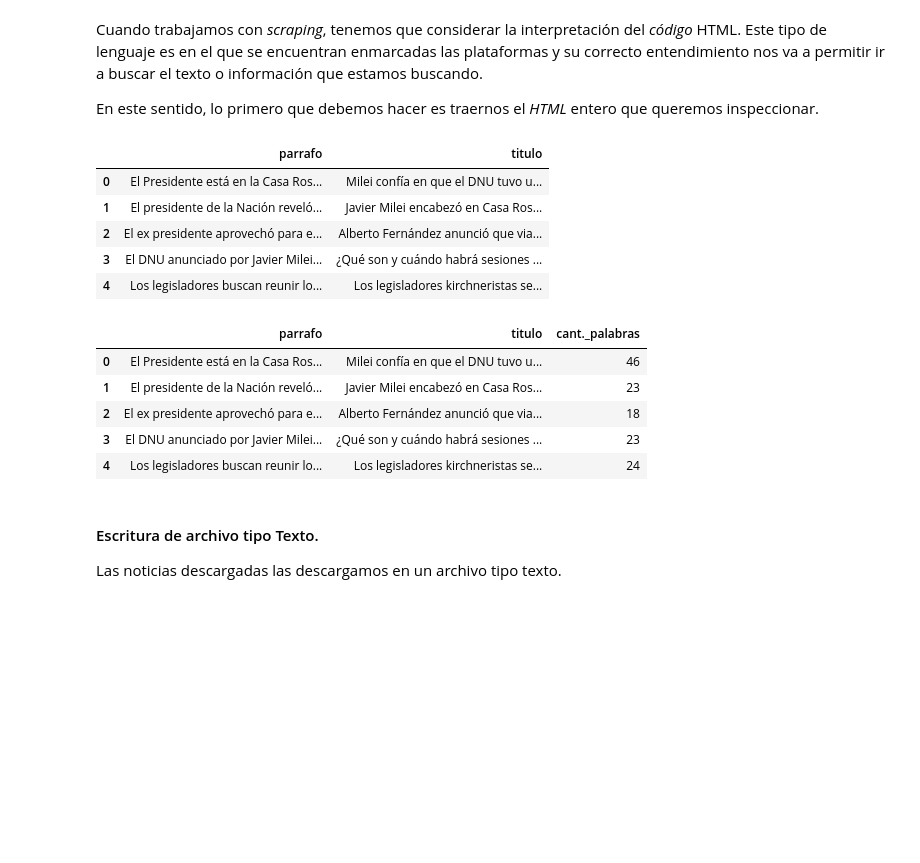
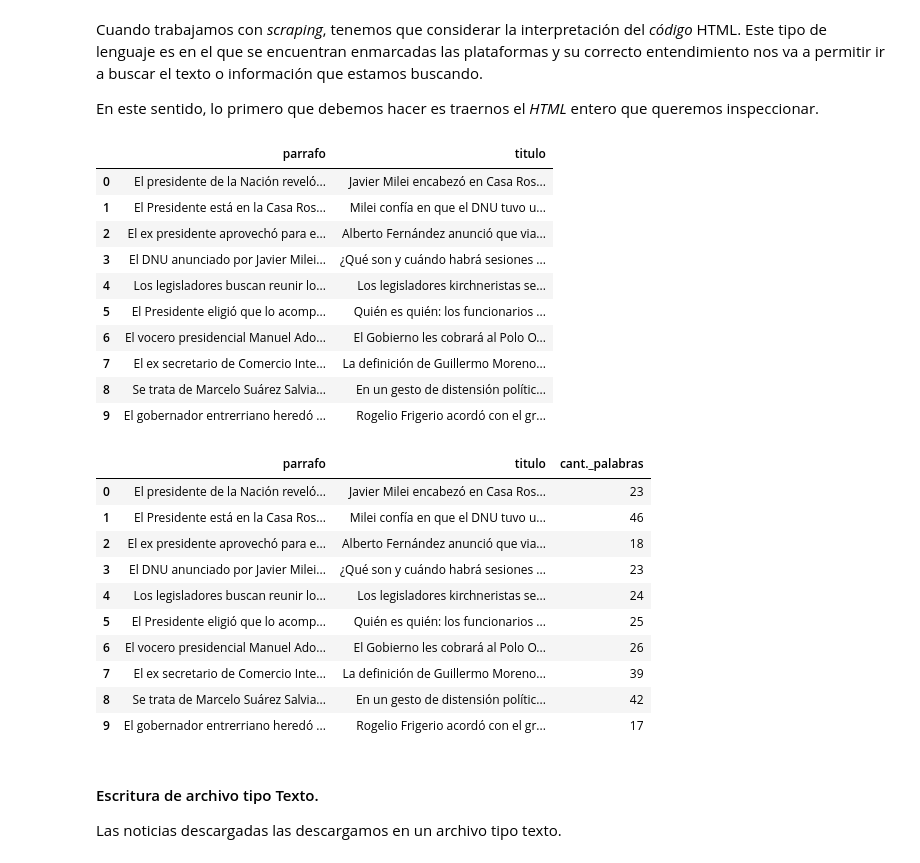
Before and after one commit to Marian2057/Unaj_Ciencia_Datos, a Jupyter notebook: Trabajo-Captura_Datos_Marianela_Pi.ipynb, the cells around one changed output. Drawn from its saved outputs; the diff is of its cells as text; code cells hidden in the pictures; blank space fills up the shorter version.

```diff
--- a/Trabajo-Captura_Datos_Marianela_Pi.ipynb
+++ b/Trabajo-Captura_Datos_Marianela_Pi.ipynb
@@ -59,26 +58,36 @@ lista_titulos = lista_titulos[:min_length]
 df_parrafos = pd.DataFrame({'parrafo': lista_parrafos, 'titulo': lista_titulos})
 
 # Filtrar las primeras 5 noticias
-df_parrafos.head(5)
+df_parrafos.head(10)
 # %% [output]
 |  | parrafo | titulo |
-| 0 | El Presidente está en la Casa Ros... | Milei confía en que el DNU tuvo u... |
-| 1 | El presidente de la Nación reveló... | Javier Milei encabezó en Casa Ros... |
+| 0 | El presidente de la Nación reveló... | Javier Milei encabezó en Casa Ros... |
+| 1 | El Presidente está en la Casa Ros... | Milei confía en que el DNU tuvo u... |
 | 2 | El ex presidente aprovechó para e... | Alberto Fernández anunció que via... |
 | 3 | El DNU anunciado por Javier Milei... | ¿Qué son y cuándo habrá sesiones ... |
 | 4 | Los legisladores buscan reunir lo... | Los legisladores kirchneristas se... |
+| 5 | El Presidente eligió que lo acomp... | Quién es quién: los funcionarios ... |
+| 6 | El vocero presidencial Manuel Ado... | El Gobierno les cobrará al Polo O... |
+| 7 | El ex secretario de Comercio Inte... | La definición de Guillermo Moreno... |
+| 8 | Se trata de Marcelo Suárez Salvia... | En un gesto de distensión polític... |
+| 9 | El gobernador entrerriano heredó ... | Rogelio Frigerio acordó con el gr... |
 # %%
 # Calcular la cantidad de palabras de los párrafos y agregar una columna al DataFrame
 df_parrafos['cant._palabras'] = df_parrafos['parrafo'].apply(lambda x: len(x.split()))
 # %%
-df_parrafos.head(5)
+df_parrafos.head(10)
 # %% [output]
 |  | parrafo | titulo | cant._palabras |
-| 0 | El Presidente está en la Casa Ros... | Milei confía en que el DNU tuvo u... | 46 |
-| 1 | El presidente de la Nación reveló... | Javier Milei encabezó en Casa Ros... | 23 |
+| 0 | El presidente de la Nación reveló... | Javier Milei encabezó en Casa Ros... | 23 |
+| 1 | El Presidente está en la Casa Ros... | Milei confía en que el DNU tuvo u... | 46 |
 | 2 | El ex presidente aprovechó para e... | Alberto Fernández anunció que via... | 18 |
 | 3 | El DNU anunciado por Javier Milei... | ¿Qué son y cuándo habrá sesiones ... | 23 |
 | 4 | Los legisladores buscan reunir lo... | Los legisladores kirchneristas se... | 24 |
+| 5 | El Presidente eligió que lo acomp... | Quién es quién: los funcionarios ... | 25 |
+| 6 | El vocero presidencial Manuel Ado... | El Gobierno les cobrará al Polo O... | 26 |
+| 7 | El ex secretario de Comercio Inte... | La definición de Guillermo Moreno... | 39 |
+| 8 | Se trata de Marcelo Suárez Salvia... | En un gesto de distensión polític... | 42 |
+| 9 | El gobernador entrerriano heredó ... | Rogelio Frigerio acordó con el gr... | 17 |
 # %% [markdown]
 #### Escritura de archivo tipo Texto.
 Las noticias descargadas las descargamos en un archivo tipo texto.
```
Also changed, not shown: parts of 5 cells of this notebook.
